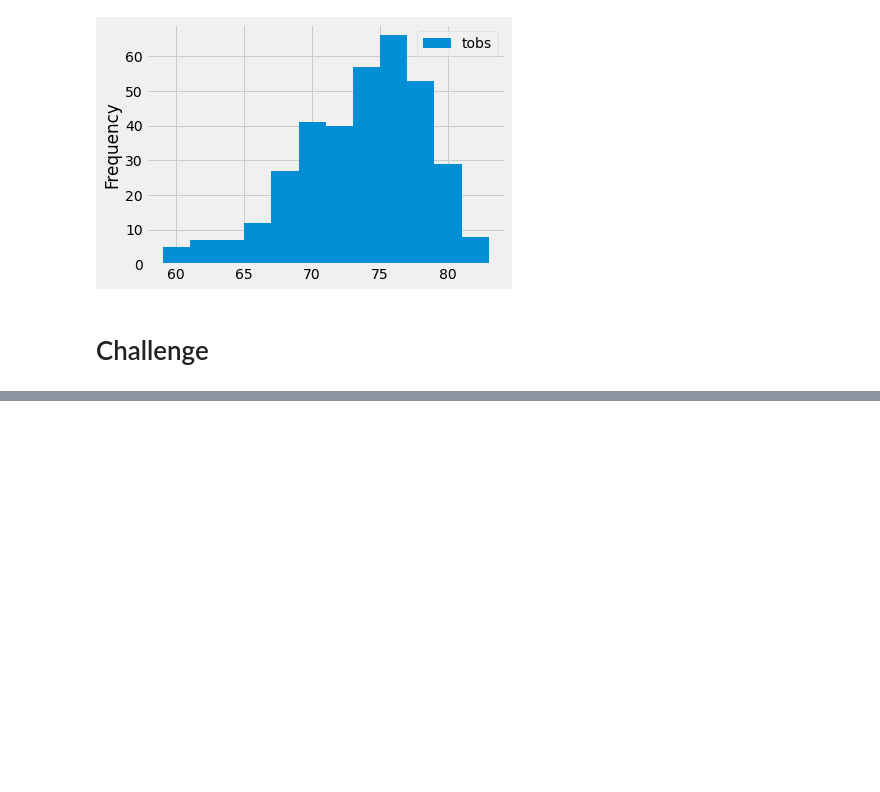
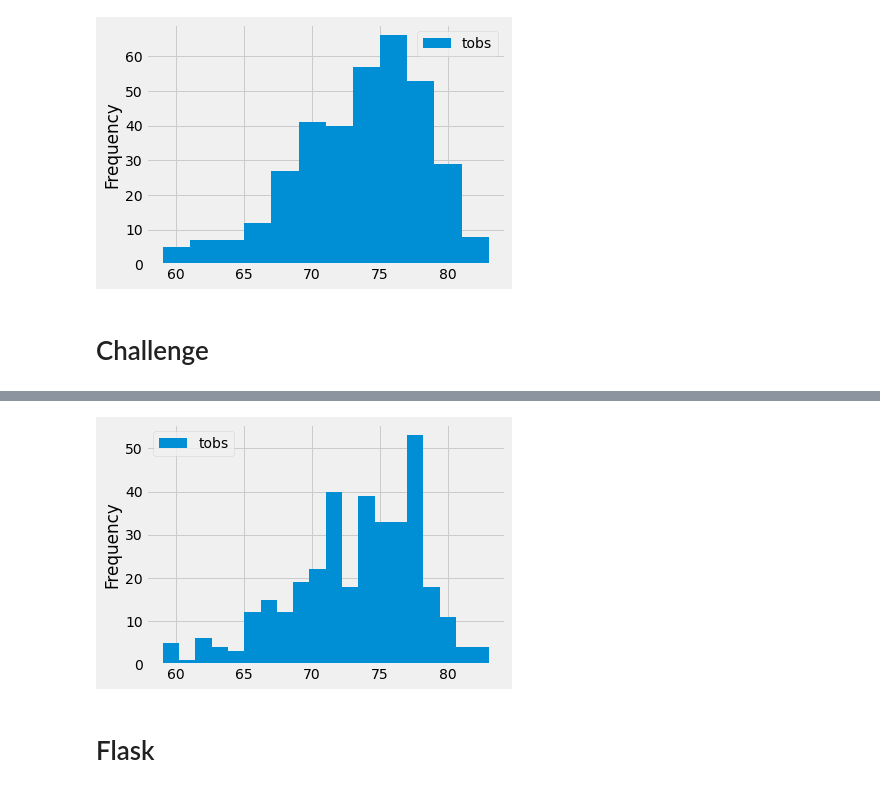
Before and after one commit to Habtamu-ai/surfs_up, a Jupyter notebook: climate_analysis.ipynb, the cells around one changed output, grey strips where cells are left out. Saved outputs shown, nothing was run; the diff lists cells and outputs as text; code cells hidden in the pictures; blank space fills up the shorter version.

```diff
--- a/climate_analysis.ipynb
+++ b/climate_analysis.ipynb
@@ -187,0 +195,8 @@ plt.tight_layout()
+# %%
+# Hist plot
+Temp_df.plot.hist(bins=20)
+plt.tight_layout()
+# %% [output]
+[figure, added]
+# %% [markdown]
+#  Flask
```
Also changed, not shown: parts of 9 cells of this notebook, 1 other file.
